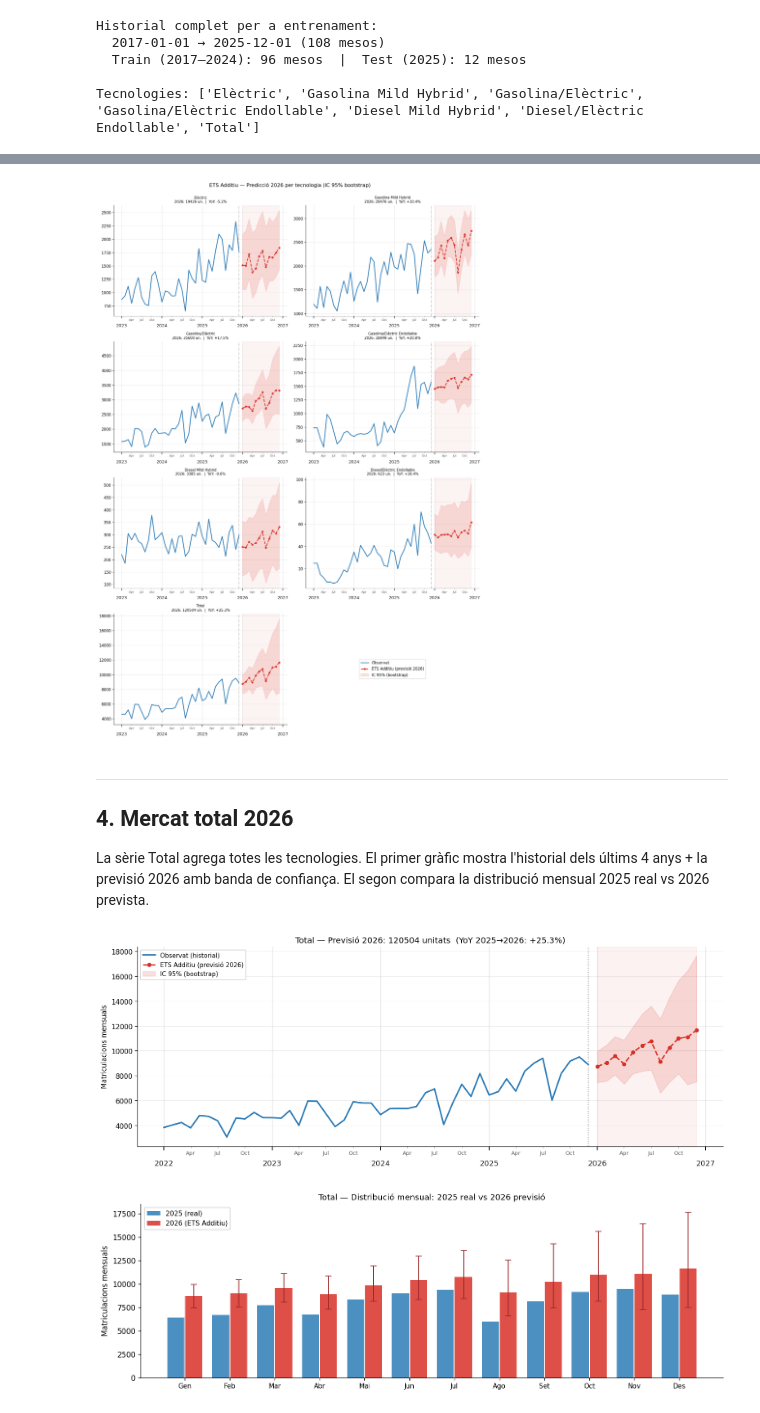
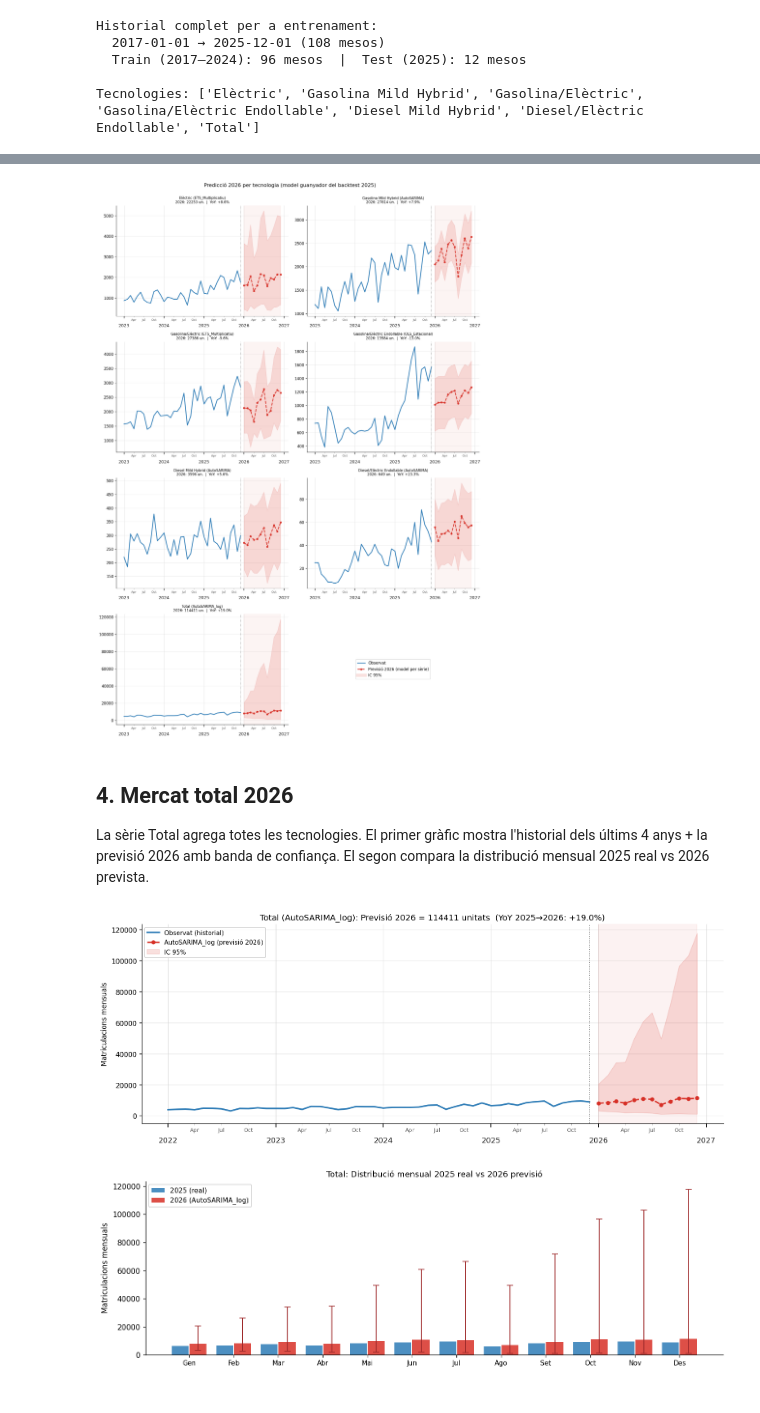
Before and after one commit to C0SBEL/projecte-forecasting, a Jupyter notebook: notebooks/forecast_2026.ipynb, the cells around one changed output, grey strips where cells are left out. Saved outputs shown, nothing was run; the diff lists cells and outputs as text; code cells hidden in the pictures.

```diff
--- a/notebooks/forecast_2026.ipynb
+++ b/notebooks/forecast_2026.ipynb
@@ -122,26 +252,16 @@ FC_MONTHS = pd.date_range('2026-01-01', periods=H, freq='MS')
 
 forecast_rows = []
 for tech in TECNOLOGIES:
-    fitted = fitted_models[tech]
-    fc     = fitted.forecast(H)
-
-    try:
-        sims  = fitted.simulate(nsimulations=H, repetitions=500,
-                                error='add', random_errors='bootstrap')
-        ci_lo = np.maximum(np.percentile(sims, 2.5,  axis=1), 0)
-        ci_hi = np.percentile(sims, 97.5, axis=1)
-    except Exception:
-        sigma = np.std(fitted.resid)
-        ci_lo = np.maximum(fc.values - 1.96 * sigma * np.sqrt(np.arange(1, H + 1)), 0)
-        ci_hi = fc.values + 1.96 * sigma * np.sqrt(np.arange(1, H + 1))
-
+    f = forecasts[tech]
+    model_name, _ = TECH_MODELS[tech]
     for i, date in enumerate(FC_MONTHS):
         forecast_rows.append({
             'Tecnologia': tech,
+            'Model':      model_name,
             'date':       date,
-            'predicted':  max(float(fc.iloc[i]), 0),
-            'ci_lower':   float(ci_lo[i]),
-            'ci_upper':   float(ci_hi[i]),
+            'predicted':  float(f['pred'][i]),
+            'ci_lower':   float(f['ci_lo'][i]),
+            'ci_upper':   float(f['ci_hi'][i]),
         })
 
 df_fc = pd.DataFrame(forecast_rows)
@@ -218,6 +337,7 @@ TAIL = 36
 
 for i, tech in enumerate(TECNOLOGIES):
     ax = axes_flat[i]
+    model_name, _ = TECH_MODELS[tech]
 
     hist = pivot_full[tech].iloc[-TAIL:]
     ax.plot(hist.index, hist.values, color=COLOR_HIST, lw=2, label='Observat')
@@ -226,32 +346,39 @@ for i, tech in enumerate(TECNOLOGIES):
     sub      = df_fc[df_fc['Tecnologia'] == tech].sort_values('date')
     dates_fc = pd.to_datetime(sub['date'])
     ax.plot(dates_fc, sub['predicted'], color=COLOR_FC, lw=2, ls='--',
-            marker='o', ms=4, label='ETS Additiu (previsió 2026)')
+            marker='o', ms=4, label=f'{model_name} (previsió 2026)')
     ax.fill_between(dates_fc, sub['ci_lower'], sub['ci_upper'],
-                    color=COLOR_FC, alpha=0.15, label='IC 95% (bootstrap)')
+                    color=COLOR_FC, alpha=0.15, label='IC 95%')
     ax.axvspan(dates_fc.iloc[0], dates_fc.iloc[-1], alpha=0.05, color=COLOR_FC)
 
     fc_anual  = sub['predicted'].sum()
     real_2025 = pivot_test[tech].sum()
     yoy       = (fc_anual - real_2025) / real_2025 * 100
-    ax.set_title(f'{tech}\n2026: {fc_anual:.0f} un.  |  YoY: {yoy:+.1f}%', fontsize=9)
+    ax.set_title(
+        f'{tech} ({model_name})\n2026: {fc_anual:.0f} un.  |  YoY: {yoy:+.1f}%',
+        fontsize=9)
     format_ts_ax(ax)
 
 for j in range(len(TECNOLOGIES), len(axes_flat)):
     axes_flat[j].axis('off')
     if j == len(axes_flat) - 1:
-        handles, labels = axes_flat[0].get_legend_handles_labels()
-        axes_flat[j].legend(handles, labels, loc='center', fontsize=10)
+        from matplotlib.lines import Line2D
+        legend_items = [
+            Line2D([0], [0], color=COLOR_HIST, lw=2, label='Observat'),
+            Line2D([0], [0], color=COLOR_FC, lw=2, ls='--', marker='o', ms=4,
+                   label='Previsió 2026 (model per sèrie)'),
+            Line2D([0], [0], color=COLOR_FC, lw=8, alpha=0.15, label='IC 95%'),
+        ]
+        axes_flat[j].legend(handles=legend_items, loc='center', fontsize=10)
 
-plt.suptitle('ETS Additiu — Predicció 2026 per tecnologia (IC 95% bootstrap)',
+plt.suptitle('Predicció 2026 per tecnologia (model guanyador del backtest 2025)',
              fontsize=13, y=1.0)
 plt.tight_layout()
 plt.savefig(FIGURES_DIR / 'fig_29_forecast_2026_per_tech.png', bbox_inches='tight')
 plt.show()
 # %% [output]
-[figure, old version]
+[figure, new version]
 # %% [markdown]
----
 ## 4. Mercat total 2026
 
 La sèrie Total agrega totes les tecnologies. El primer gràfic mostra l'historial dels últims 4 anys + la previsió 2026 amb banda de confiança. El segon compara la distribució mensual 2025 real vs 2026 prevista.
@@ -259,54 +386,56 @@ La sèrie Total agrega totes les tecnologies. El primer gràfic mostra l'histori
 tech    = 'Total'
 sub_tot = df_fc[df_fc['Tecnologia'] == tech].sort_values('date')
 dates_tot = pd.to_datetime(sub_tot['date'])
+model_name_total, _ = TECH_MODELS[tech]
 
-# --- Gràfic 1: sèrie temporal amb IC ---
+# Gràfic 1: sèrie temporal amb IC
 fig, ax = plt.subplots(figsize=(13, 5))
 hist = pivot_full[tech].iloc[-48:]
 ax.plot(hist.index, hist.values, color=COLOR_HIST, lw=2.2, label='Observat (historial)')
 ax.axvline(pivot_full.index[-1], color='gray', ls=':', lw=1.2)
 ax.plot(dates_tot, sub_tot['predicted'], color=COLOR_FC, lw=2,
-        ls='--', marker='o', ms=5, label='ETS Additiu (previsió 2026)')
+        ls='--', marker='o', ms=5, label=f'{model_name_total} (previsió 2026)')
 ax.fill_between(dates_tot, sub_tot['ci_lower'], sub_tot['ci_upper'],
-                color=COLOR_FC, alpha=0.15, label='IC 95% (bootstrap)')
+                color=COLOR_FC, alpha=0.15, label='IC 95%')
 ax.axvspan(dates_tot.iloc[0], dates_tot.iloc[-1], alpha=0.06, color=COLOR_FC)
 
 fc_sum    = sub_tot['predicted'].sum()
 real_2025 = pivot_test[tech].sum()
 yoy       = (fc_sum - real_2025) / real_2025 * 100
 ax.set_title(
-    f'Total — Previsió 2026: {fc_sum:.0f} unitats  (YoY 2025→2026: {yoy:+.1f}%)',
+    f'Total ({model_name_total}): Previsió 2026 = {fc_sum:.0f} unitats  '
+    f'(YoY 2025→2026: {yoy:+.1f}%)',
     fontsize=12)
 ax.set_ylabel('Matriculacions mensuals')
 ax.legend(fontsize=9, framealpha=0.9)
 format_ts_ax(ax)
 plt.tight_layout()
 plt.savefig(FIGURES_DIR / 'fig_30_forecast_2026_total.png', bbox_inches='tight')
 plt.show()
 
-# --- Gràfic 2: barres mensuals 2025 vs 2026 ---
+# Gràfic 2: barres mensuals 2025 vs 2026
 fig, ax = plt.subplots(figsize=(12, 4))
 x = np.arange(H)
 ax.bar(x - 0.2, pivot_test[tech].values, width=0.38,
        color=COLOR_HIST, label='2025 (real)', alpha=0.85)
 ax.bar(x + 0.2, sub_tot['predicted'].values, width=0.38,
-       color=COLOR_FC, label='2026 (ETS Additiu)', alpha=0.85)
+       color=COLOR_FC, label=f'2026 ({model_name_total})', alpha=0.85)
 ax.errorbar(
     x + 0.2, sub_tot['predicted'].values,
     yerr=[sub_tot['predicted'].values - sub_tot['ci_lower'].values,
           sub_tot['ci_upper'].values - sub_tot['predicted'].values],
     fmt='none', color='#9e2a2b', capsize=4, lw=1.2)
 ax.set_xticks(x)
 ax.set_xticklabels(MONTHS_CA, fontsize=9)
 ax.set_ylabel('Matriculacions mensuals')
-ax.set_title('Total — Distribució mensual: 2025 real vs 2026 previsió', fontsize=11)
+ax.set_title('Total: Distribució mensual 2025 real vs 2026 previsió', fontsize=11)
 ax.legend(fontsize=9, framealpha=0.9)
 ax.spines['top'].set_visible(False)
 ax.spines['right'].set_visible(False)
 plt.tight_layout()
 plt.savefig(FIGURES_DIR / 'fig_31_forecast_2026_total_mensual.png', bbox_inches='tight')
 plt.show()
 # %% [output]
-[figure, old version]
+[figure, new version]
-[figure, old version]
+[figure, new version]
 # %% [markdown]
```
Also changed, not shown: parts of 15 cells of this notebook, 8 other files.
